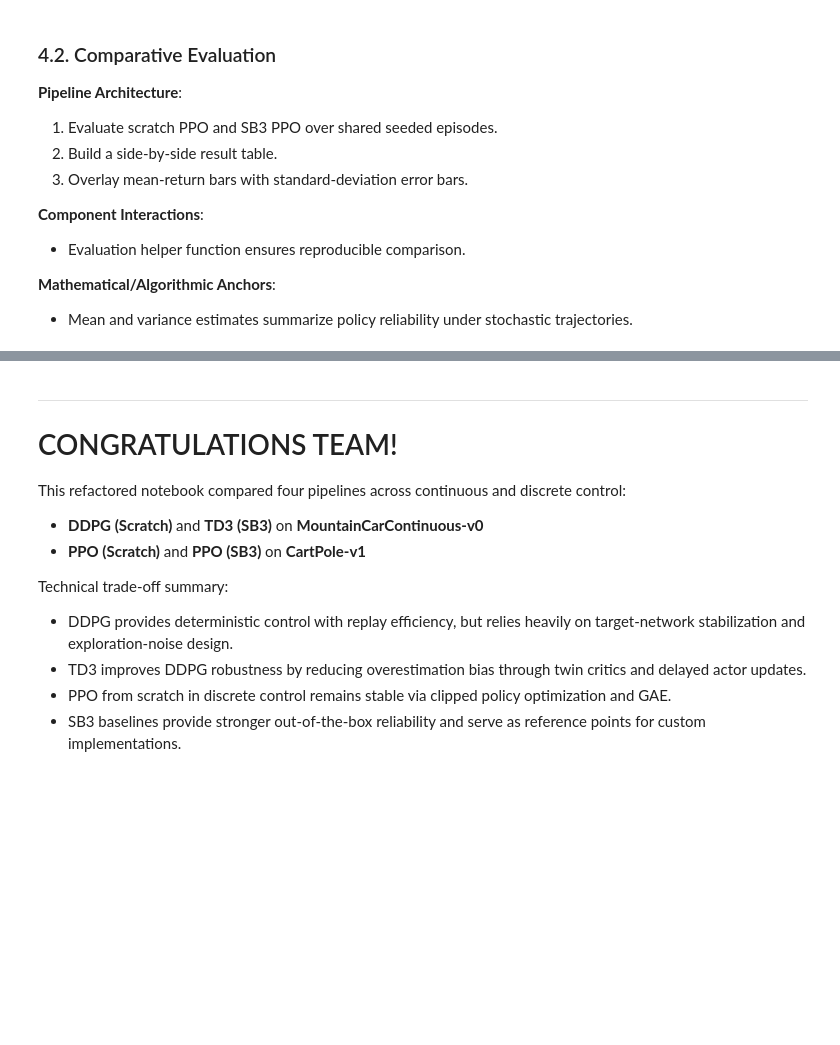
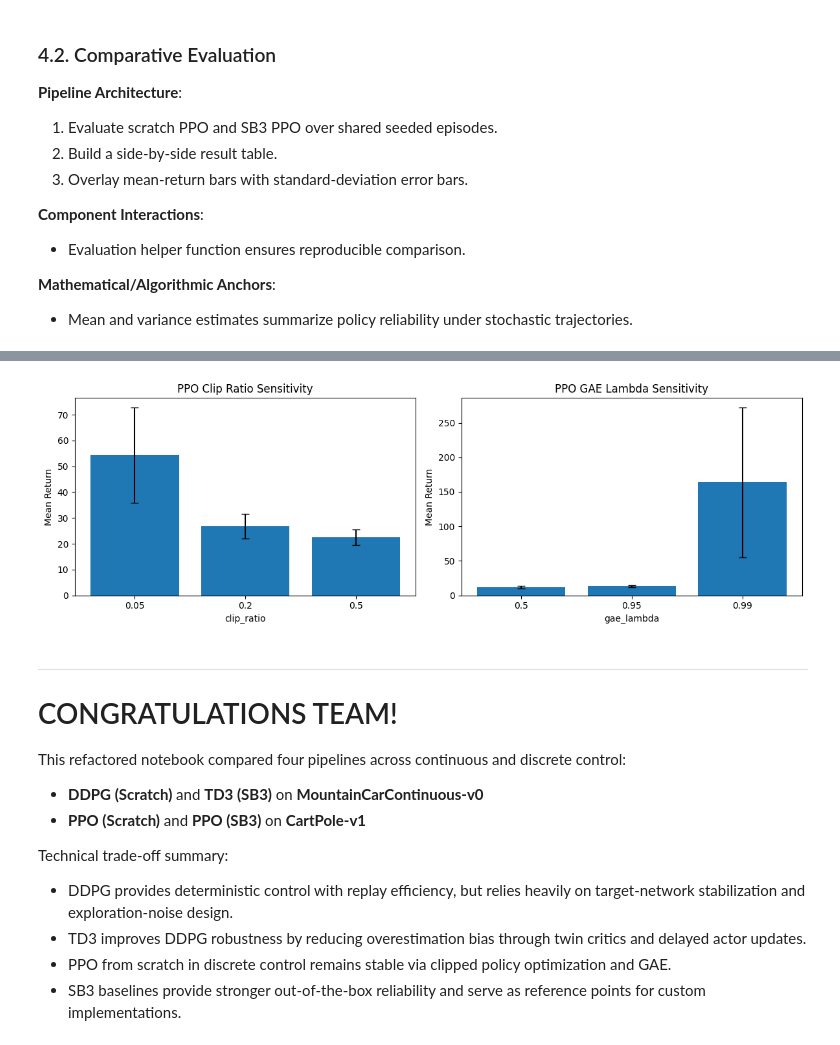
Before and after one commit to catarena2608/RL-Lab5, a Jupyter notebook: Lab5.1-st.ipynb, the cells around one changed output, grey strips where cells are left out. Drawn from its saved outputs; the diff is of its cells as text; code cells hidden in the pictures; blank space fills up the shorter version.

```diff
--- a/Lab5.1-st.ipynb
+++ b/Lab5.1-st.ipynb
@@ -995,0 +915,93 @@ PPO SB3       500.000000    0.000000
+# %%
+def run_cartpole_ppo_experiment(clip_ratio_value=0.2, gae_lambda_value=0.95, experiment_seed=SEED):
+    random.seed(experiment_seed)
+    np.random.seed(experiment_seed)
+    torch.manual_seed(experiment_seed)
+    trainer = PPOScratchTrainer(cartpole_observation_dimension, cartpole_action_count, learning_rate=3e-4, clip_ratio=clip_ratio_value)
+    rollout_buffer = DiscreteRolloutBuffer()
+    training_env = gym.make(cartpole_discrete_env)
+    training_epochs = 8 if FAST_MODE else 40
+    rollout_steps = 256 if FAST_MODE else 512
+    training_returns = []
+
+    for epoch_index in range(training_epochs):
+        rollout_buffer.clear()
+        observation, _ = training_env.reset(seed=experiment_seed + epoch_index)
+        epoch_return = 0.0
+
+        for step_index in range(rollout_steps):
+            action, log_probability, value_estimate = trainer.sample_action(observation)
+            next_observation, reward, terminated, truncated, _ = training_env.step(action)
+            done = float(terminated or truncated)
+            rollout_buffer.add(observation, action, log_probability, reward, done, value_estimate)
+            epoch_return += reward
+            observation = next_observation
+            if terminated or truncated:
+                observation, _ = training_env.reset(seed=experiment_seed + epoch_index + step_index + 10000)
+
+        trainer.optimize_from_buffer(
+            rollout_buffer,
+            gamma_value=0.99,
+            lambda_value=gae_lambda_value,
+            epochs_count=3,
+            minibatch_size=128,
+        )
+        training_returns.append(epoch_return)
+
+    training_env.close()
+
+    def action_function(observation_state):
+        return trainer.greedy_action(observation_state)
+
+    evaluation_returns = evaluate_policy_returns(
+        cartpole_discrete_env,
+        action_function,
+        episode_count=30 if FAST_MODE else 20,
+        seed_offset_value=experiment_seed + 6000,
+    )
+    return {
+        'clip_ratio': clip_ratio_value,
+        'gae_lambda': gae_lambda_value,
+        'train_last_return': float(np.mean(training_returns[-3:])),
+        'eval_mean_return': float(evaluation_returns.mean()),
+        'eval_std_return': float(evaluation_returns.std()),
+        'eval_max_return': float(evaluation_returns.max()),
+    }
+
+
+ppo_hyperparameter_rows = []
+for clip_ratio_value in [0.05, 0.2, 0.5]:
+    row = run_cartpole_ppo_experiment(
+        clip_ratio_value=clip_ratio_value,
+        gae_lambda_value=0.95,
+        experiment_seed=SEED + int(clip_ratio_value * 1000),
+    )
+    row['scenario'] = 'clip_ratio'
+    ppo_hyperparameter_rows.append(row)
+
+for gae_lambda_value in [0.5, 0.95, 0.99]:
+    row = run_cartpole_ppo_experiment(
+        clip_ratio_value=0.2,
+        gae_lambda_value=gae_lambda_value,
+        experiment_seed=SEED + int(gae_lambda_value * 1000) + 100,
+    )
+    row['scenario'] = 'gae_lambda'
+    ppo_hyperparameter_rows.append(row)
+
+ppo_hyperparameter_results_frame = pd.DataFrame(ppo_hyperparameter_rows)
+print(ppo_hyperparameter_results_frame.round(3).to_string(index=False))
+
+fig, axes = plt.subplots(1, 2, figsize=(12, 4))
+clip_frame = ppo_hyperparameter_results_frame[ppo_hyperparameter_results_frame['scenario'] == 'clip_ratio']
+lambda_frame = ppo_hyperparameter_results_frame[ppo_hyperparameter_results_frame['scenario'] == 'gae_lambda']
+axes[0].bar(clip_frame['clip_ratio'].astype(str), clip_frame['eval_mean_return'], yerr=clip_frame['eval_std_return'], capsize=4)
+axes[0].set_title('PPO Clip Ratio Sensitivity')
+axes[0].set_xlabel('clip_ratio')
+axes[0].set_ylabel('Mean Return')
+axes[1].bar(lambda_frame['gae_lambda'].astype(str), lambda_frame['eval_mean_return'], yerr=lambda_frame['eval_std_return'], capsize=4)
+axes[1].set_title('PPO GAE Lambda Sensitivity')
+axes[1].set_xlabel('gae_lambda')
+axes[1].set_ylabel('Mean Return')
+plt.tight_layout()
+plt.show()
+# %% [output]
@@ -996,3 +1015,4 @@ PPO SB3       500.000000    0.000000
+[figure, added]
 # %% [markdown]
 ---
 # CONGRATULATIONS TEAM!
```
Also changed, not shown: parts of 14 cells of this notebook, 2 other files.
